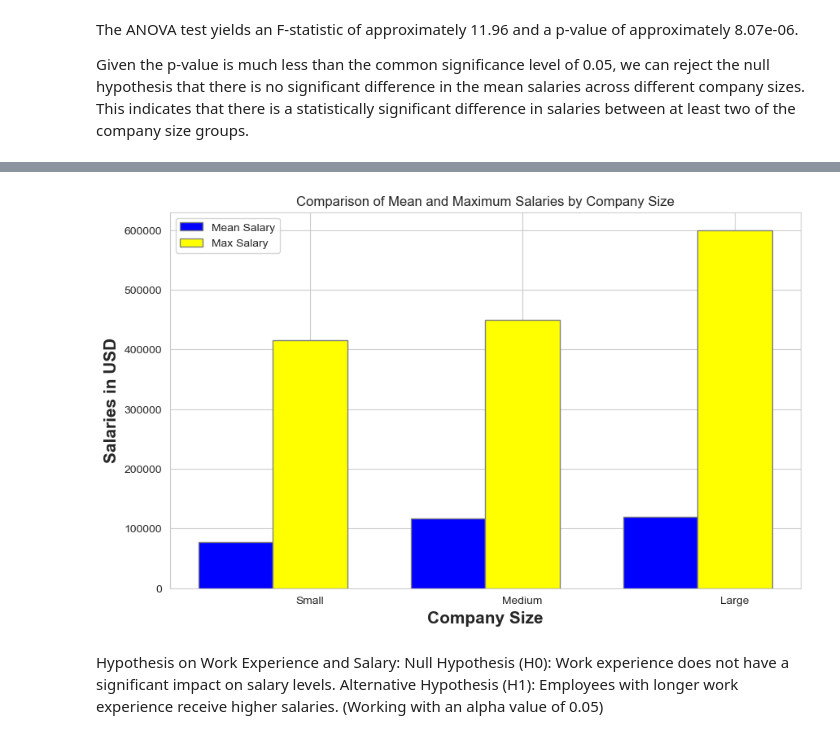
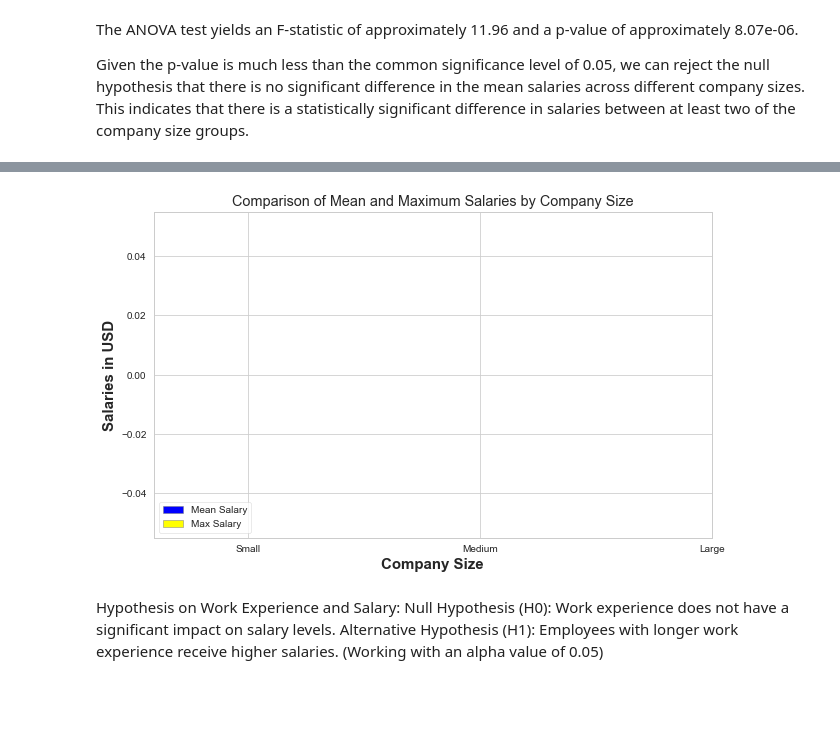
Before and after one commit to ed-gar-k/Phase-2-project, a Jupyter notebook: Untitled.ipynb, the cells around one changed output, grey strips where cells are left out. Drawn from its saved outputs; the diff is of its cells as text; code cells hidden in the pictures; blank space fills up the shorter version.

```diff
--- a/Untitled.ipynb
+++ b/Untitled.ipynb
@@ -369,30 +369,30 @@ Multiple Comparison of Means - Tukey HSD, FWER=0.05
 # %%
-mean_salaries = ds.groupby('company_size')['salary_in_usd'].mean().reindex(['S', 'M', 'L'])
-max_salaries = ds.groupby('company_size')['salary_in_usd'].max().reindex(['S', 'M', 'L'])
+mean_salaries = ds.groupby('company_size')['salary_in_usd'].mean().reindex(['Small', 'Medium', 'Large'])
+max_salaries = ds.groupby('company_size')['salary_in_usd'].max().reindex(['Small', 'Medium', 'Large'])
 
 # Now, let's plot the data
 fig, ax = plt.subplots(figsize=(10, 6))
 
 # Set position of bar on X axis
 bar_width = 0.35
 r1 = np.arange(len(mean_salaries))
 r2 = [x + bar_width for x in r1]
 
 ax.bar(r1, mean_salaries, color='blue', width=bar_width, edgecolor='grey', label='Mean Salary')
 ax.bar(r2, max_salaries, color='yellow', width=bar_width, edgecolor='grey', label='Max Salary')
 
 
 ax.set_xlabel('Company Size', fontweight='bold', fontsize=15)
 ax.set_ylabel('Salaries in USD', fontweight='bold', fontsize=15)
 ax.set_title('Comparison of Mean and Maximum Salaries by Company Size')
 ax.set_xticks([r + bar_width for r in range(len(mean_salaries))])
 ax.set_xticklabels(['Small', 'Medium', 'Large'])
 
 #legend & Sraphic
 ax.legend()
 plt.show()
 # %% [output]
-[figure, old version]
+[figure, new version]
 # %% [markdown]
 
 Hypothesis on Work Experience and Salary:
```
Also changed, not shown: parts of 19 cells of this notebook.
